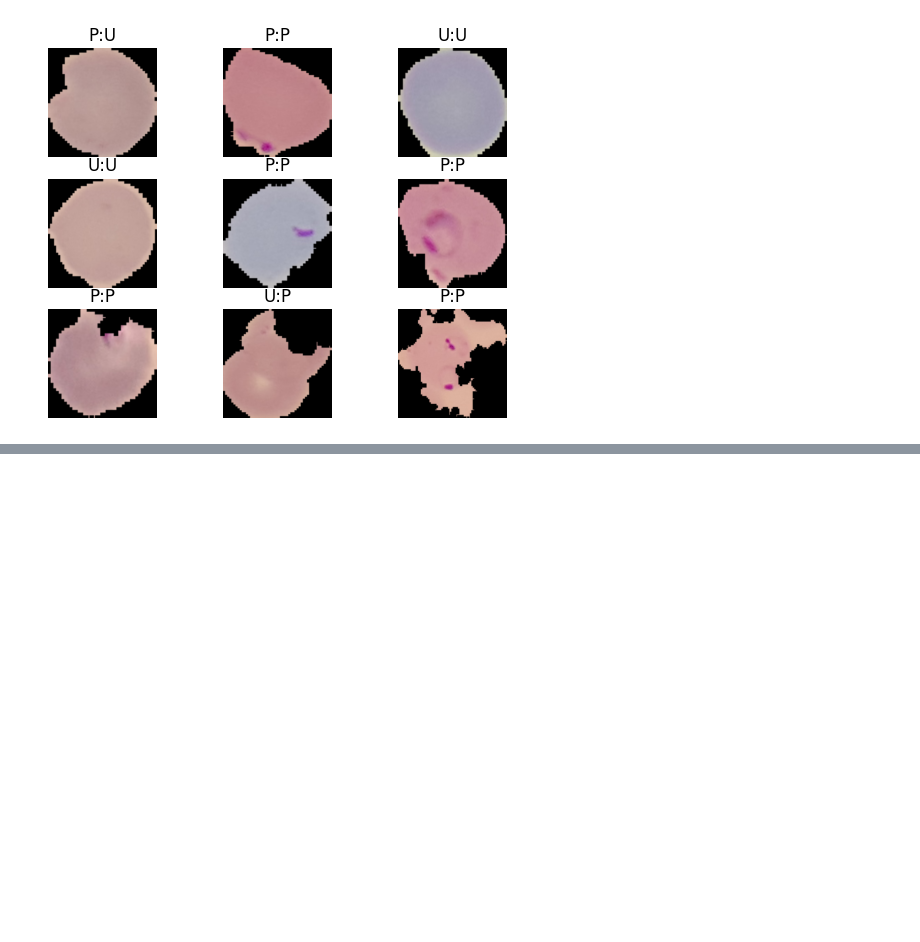
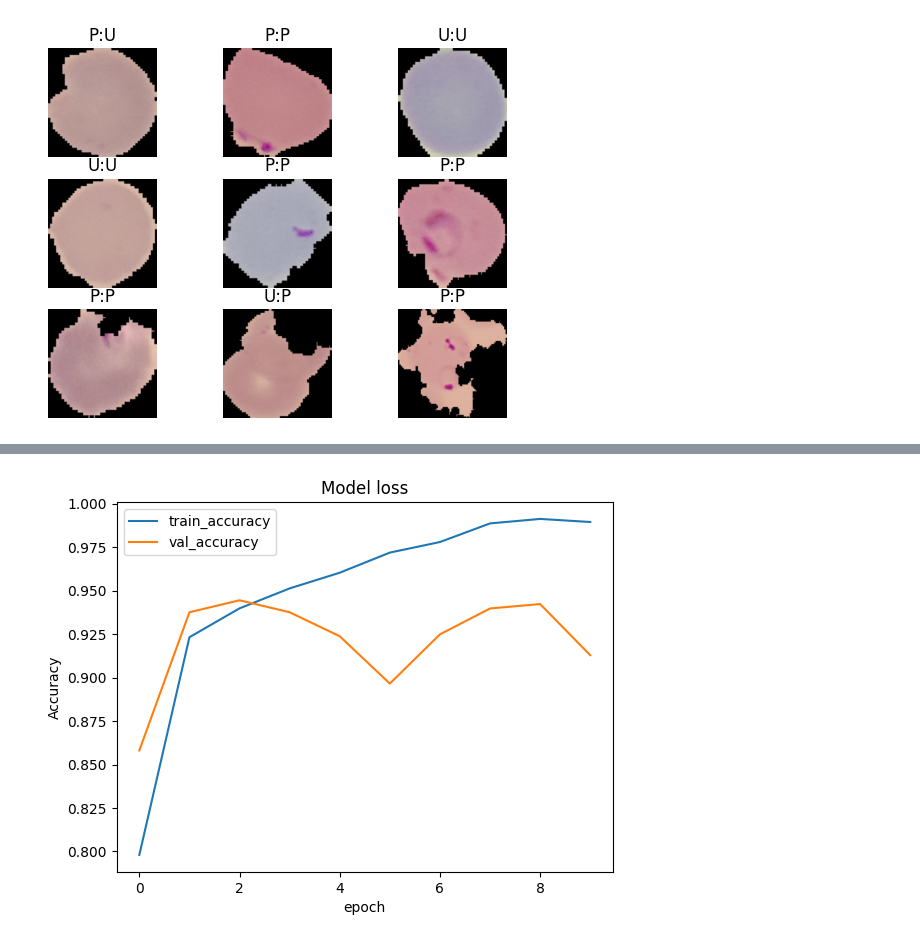
Before and after one commit to Ridhiman27/DeepVision-Hub, a Jupyter notebook: Malaria_Diagnosis_CNN.ipynb, the cells around one changed output, grey strips where cells are left out. Drawn from its saved outputs; the diff is of its cells as text; code cells hidden in the pictures; blank space fills up the shorter version.

```diff
--- a/Malaria_Diagnosis_CNN.ipynb
+++ b/Malaria_Diagnosis_CNN.ipynb
@@ -239,0 +317,10 @@ nmodel.save('/content/drive/MyDrive/malaria_cnn.h5')
+# %%
+plt.plot(history.history['accuracy'])
+plt.plot(history.history['val_accuracy'])
+plt.title('Model loss')
+plt.ylabel('Accuracy')
+plt.xlabel('epoch')
+plt.legend(['train_accuracy','val_accuracy'])
+plt.show()
+# %% [output]
+[figure, added]
```
Also changed, not shown: parts of 10 cells of this notebook.
